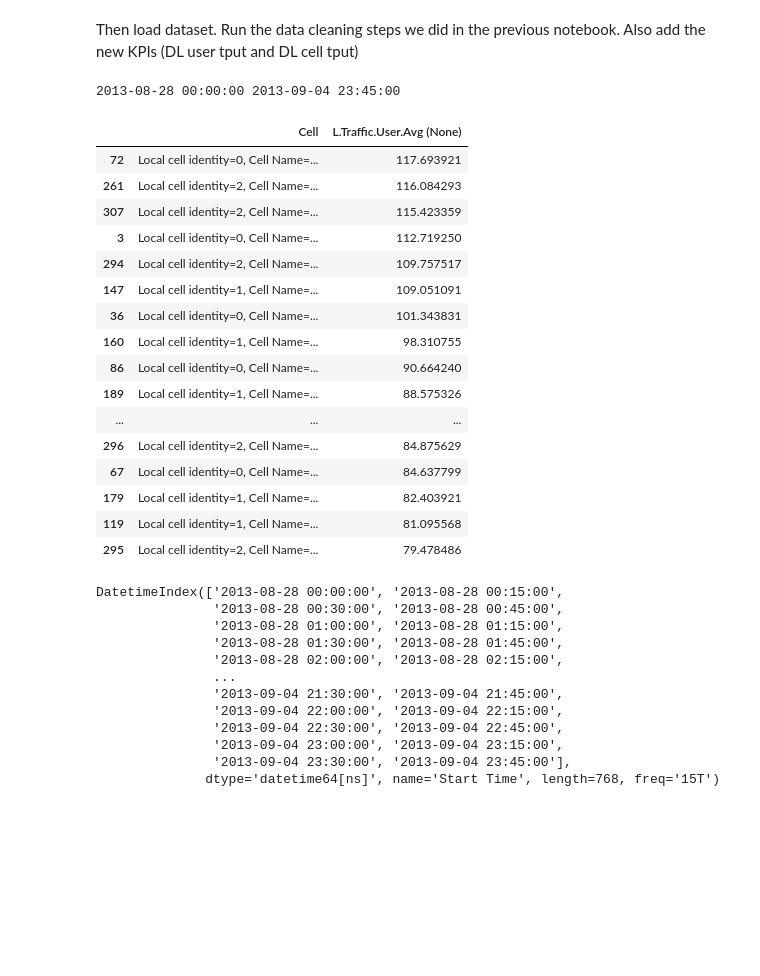
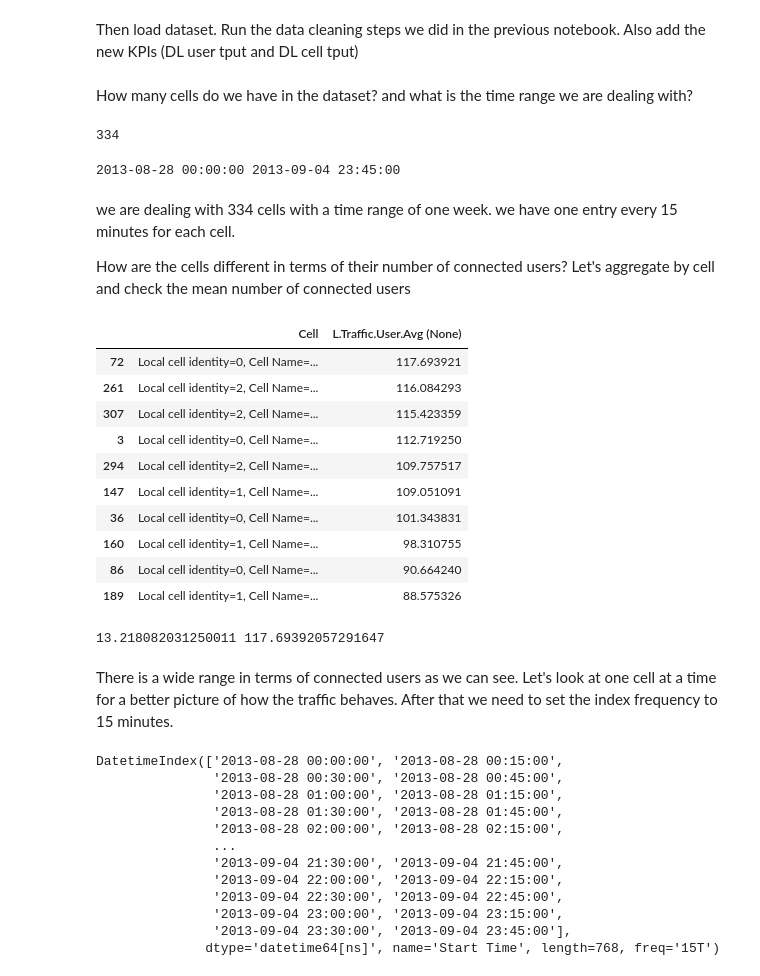
Before and after one commit to athalji/Timeseries_Forecasting_AWS, a Jupyter notebook: ETS_forecasting_methods.ipynb, the cells around one changed output. Saved outputs shown, nothing was run; the diff lists cells and outputs as text; code cells hidden in the pictures; blank space fills up the shorter version.

```diff
--- a/ETS_forecasting_methods.ipynb
+++ b/ETS_forecasting_methods.ipynb
@@ -40,29 +40,39 @@ df['DL cell tput']=df['L.Thrp.bits.DL (bit)']/(df['L.Thrp.Time.Cell.DL (s)']*100
 
 df['DL user tput']=df['DL user tput'].replace(np.nan,0)
 df['DL cell tput']=df['DL cell tput'].replace(np.nan,0)
+# %% [markdown]
+How many cells do we have in the dataset? and what is the time range we are dealing with?
+# %%
+df['Cell'].nunique()
+# %% [output]
+334
 # %%
 print(df['Start Time'].min(),df['Start Time'].max())
 # %% [output]
 2013-08-28 00:00:00 2013-09-04 23:45:00
+# %% [markdown]
+we are dealing with 334 cells with a time range of one week. we have one entry every 15 minutes for each cell.
+
+How are the cells different in terms of their number of connected users? Let's aggregate by cell and check the mean number of connected users
 # %%
 mean_users=df[['Cell','L.Traffic.User.Avg (None)']].groupby('Cell').mean().reset_index()
-mean_users.sort_values('L.Traffic.User.Avg (None)', ascending=False).head(20)
+mean_users.sort_values('L.Traffic.User.Avg (None)', ascending=False).head(10)
 # %% [output]
 |  | Cell | L.Traffic.User.Avg (None) |
 | 72 | Local cell identity=0, Cell Name=... | 117.693921 |
 | 261 | Local cell identity=2, Cell Name=... | 116.084293 |
 | 307 | Local cell identity=2, Cell Name=... | 115.423359 |
 | 3 | Local cell identity=0, Cell Name=... | 112.719250 |
 | 294 | Local cell identity=2, Cell Name=... | 109.757517 |
 | 147 | Local cell identity=1, Cell Name=... | 109.051091 |
 | 36 | Local cell identity=0, Cell Name=... | 101.343831 |
 | 160 | Local cell identity=1, Cell Name=... | 98.310755 |
 | 86 | Local cell identity=0, Cell Name=... | 90.664240 |
 | 189 | Local cell identity=1, Cell Name=... | 88.575326 |
-| ... | ... | ... |
-| 296 | Local cell identity=2, Cell Name=... | 84.875629 |
-| 67 | Local cell identity=0, Cell Name=... | 84.637799 |
-| 179 | Local cell identity=1, Cell Name=... | 82.403921 |
-| 119 | Local cell identity=1, Cell Name=... | 81.095568 |
-| 295 | Local cell identity=2, Cell Name=... | 79.478486 |
+# %%
+ print(mean_users['L.Traffic.User.Avg (None)'].min(),mean_users['L.Traffic.User.Avg (None)'].max())
+# %% [output]
+13.218082031250011 117.69392057291647
+# %% [markdown]
+There is a wide range in terms of connected users as we can see. Let's look at one cell at a time for a better picture of how the traffic behaves. After that we need to set the index frequency to 15 minutes.
 # %%
```
Also changed, not shown: parts of 54 cells of this notebook.
